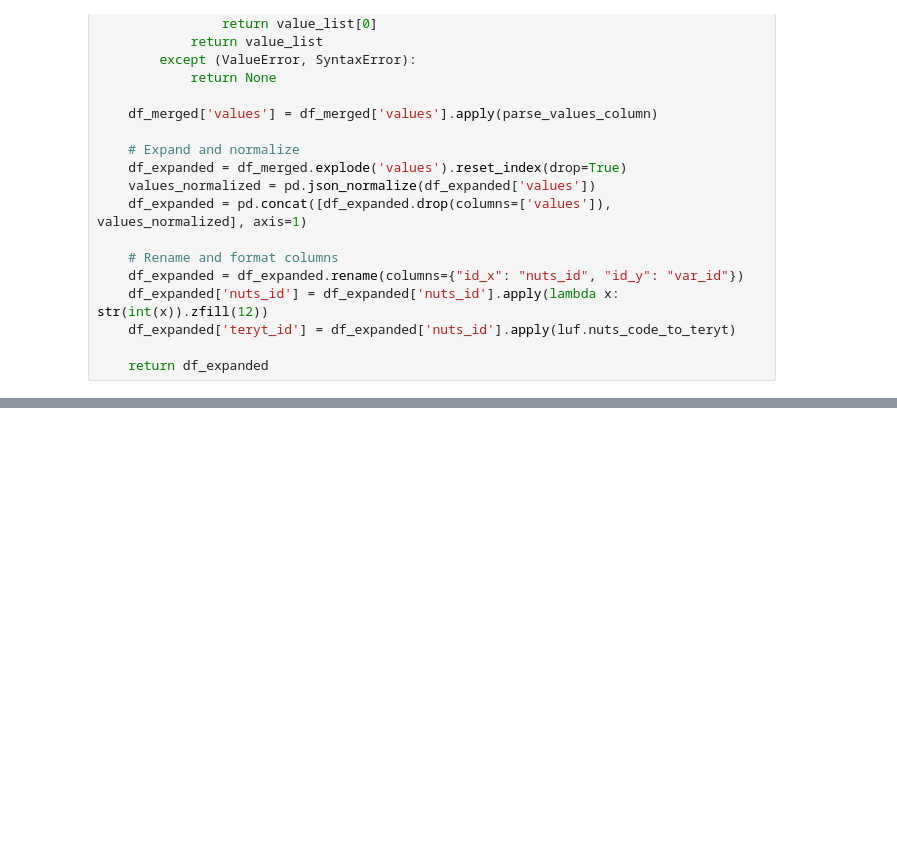
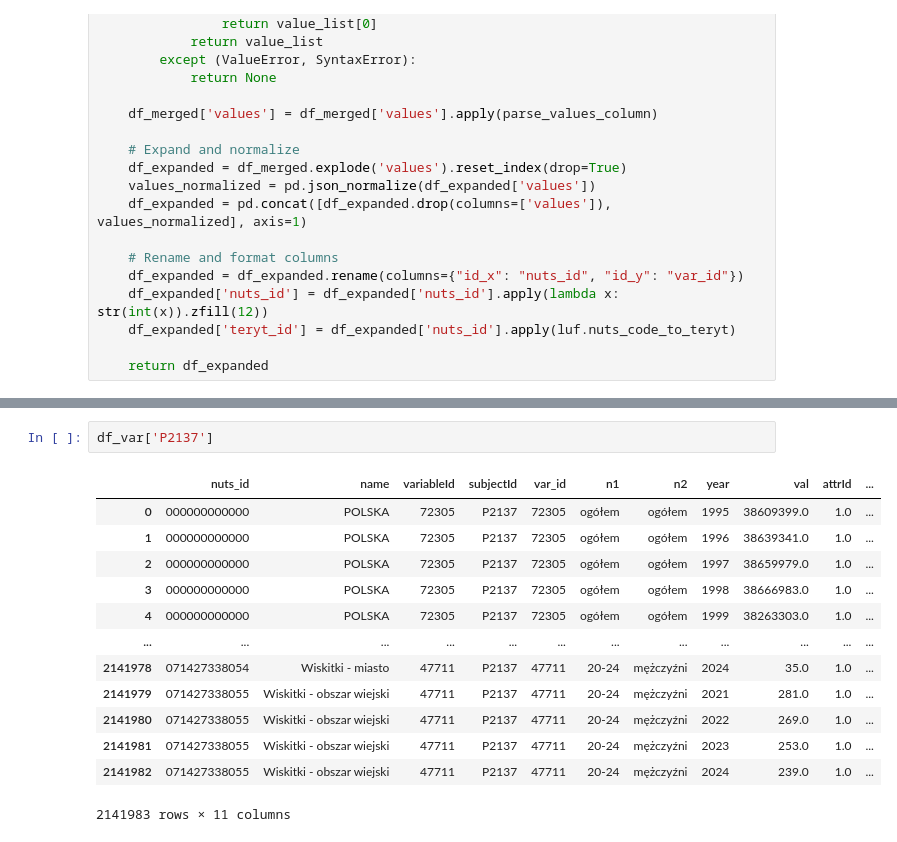
Before and after one commit to jendrkk/LRDWI-Paper, a Jupyter notebook: Code/analysis/GUS02_data_prep.ipynb, the cells around one changed output, grey strips where cells are left out. Saved outputs shown, nothing was run; the diff lists cells and outputs as text; blank space fills up the shorter version.

```diff
--- a/Code/analysis/GUS02_data_prep.ipynb
+++ b/Code/analysis/GUS02_data_prep.ipynb
@@ -92,0 +91,16 @@ KeyboardInterrupt:
+# %%
+df_var['P2137']
+# %% [output]
+|  | nuts_id | name | variableId | subjectId | var_id | n1 | n2 | year | val | attrId | ... |
+| 0 | 000000000000 | POLSKA | 72305 | P2137 | 72305 | ogółem | ogółem | 1995 | 38609399.0 | 1.0 | ... |
+| 1 | 000000000000 | POLSKA | 72305 | P2137 | 72305 | ogółem | ogółem | 1996 | 38639341.0 | 1.0 | ... |
+| 2 | 000000000000 | POLSKA | 72305 | P2137 | 72305 | ogółem | ogółem | 1997 | 38659979.0 | 1.0 | ... |
+| 3 | 000000000000 | POLSKA | 72305 | P2137 | 72305 | ogółem | ogółem | 1998 | 38666983.0 | 1.0 | ... |
+| 4 | 000000000000 | POLSKA | 72305 | P2137 | 72305 | ogółem | ogółem | 1999 | 38263303.0 | 1.0 | ... |
+| ... | ... | ... | ... | ... | ... | ... | ... | ... | ... | ... | ... |
+| 2141978 | 071427338054 | Wiskitki - miasto | 47711 | P2137 | 47711 | 20-24 | mężczyźni | 2024 | 35.0 | 1.0 | ... |
+| 2141979 | 071427338055 | Wiskitki - obszar wiejski | 47711 | P2137 | 47711 | 20-24 | mężczyźni | 2021 | 281.0 | 1.0 | ... |
+| 2141980 | 071427338055 | Wiskitki - obszar wiejski | 47711 | P2137 | 47711 | 20-24 | mężczyźni | 2022 | 269.0 | 1.0 | ... |
+| 2141981 | 071427338055 | Wiskitki - obszar wiejski | 47711 | P2137 | 47711 | 20-24 | mężczyźni | 2023 | 253.0 | 1.0 | ... |
+| 2141982 | 071427338055 | Wiskitki - obszar wiejski | 47711 | P2137 | 47711 | 20-24 | mężczyźni | 2024 | 239.0 | 1.0 | ... |
+2141983 rows × 11 columns
```
Also changed, not shown: parts of 1 cell of this notebook, 9 other files.
